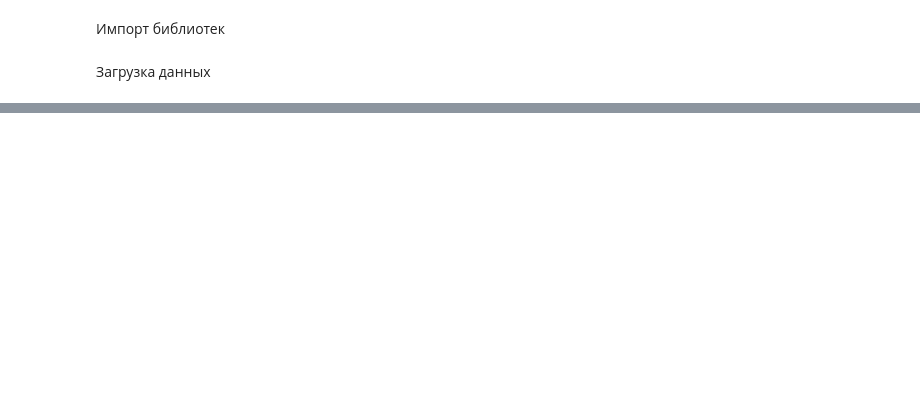
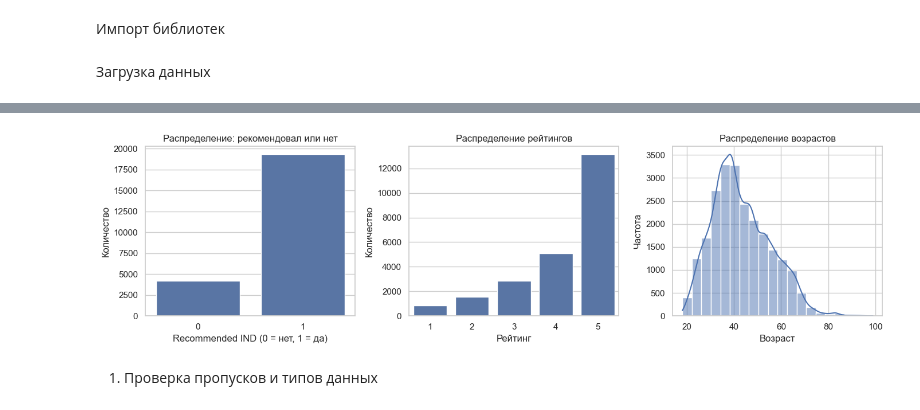
Before and after one commit to tatiana223/TMO_2025, a Jupyter notebook: Якимова ИУ5-65Б ТМО НИРС.ipynb, the cells around one changed output, grey strips where cells are left out. Drawn from its saved outputs; the diff is of its cells as text; code cells hidden in the pictures; blank space fills up the shorter version.

```diff
--- a/Якимова ИУ5-65Б ТМО НИРС.ipynb
+++ b/Якимова ИУ5-65Б ТМО НИРС.ipynb
@@ -199,0 +23,7 @@ weighted avg       0.13      0.18      0.14    628293
+# %%
+
+df = pd.read_csv('Womens Clothing E-Commerce Reviews.csv')
+
+print(f"Итоговый размер: {len(df):,} строк")
+
+df.head()
@@ -199,0 +68,34 @@ weighted avg       0.13      0.18      0.14    628293
+# %%
+import matplotlib.pyplot as plt
+import seaborn as sns
+
+sns.set(style="whitegrid")
+
+plt.figure(figsize=(14, 4))
+
+plt.subplot(1, 3, 1)
+sns.countplot(x='Recommended IND', data=df)
+plt.title('Распределение: рекомендовал или нет')
+plt.xlabel('Recommended IND (0 = нет, 1 = да)')
+plt.ylabel('Количество')
+
+plt.subplot(1, 3, 2)
+sns.countplot(x='Rating', data=df)
+plt.title('Распределение рейтингов')
+plt.xlabel('Рейтинг')
+plt.ylabel('Количество')
+
+plt.subplot(1, 3, 3)
+sns.histplot(df['Age'], bins=20, kde=True)
+plt.title('Распределение возрастов')
+plt.xlabel('Возраст')
+plt.ylabel('Частота')
+
+plt.tight_layout()
+plt.show()
+# %% [output]
+[figure, added]
+# %% [markdown]
+
+
+1. Проверка пропусков и типов данных
```
Also changed, not shown: parts of 95 cells of this notebook.
